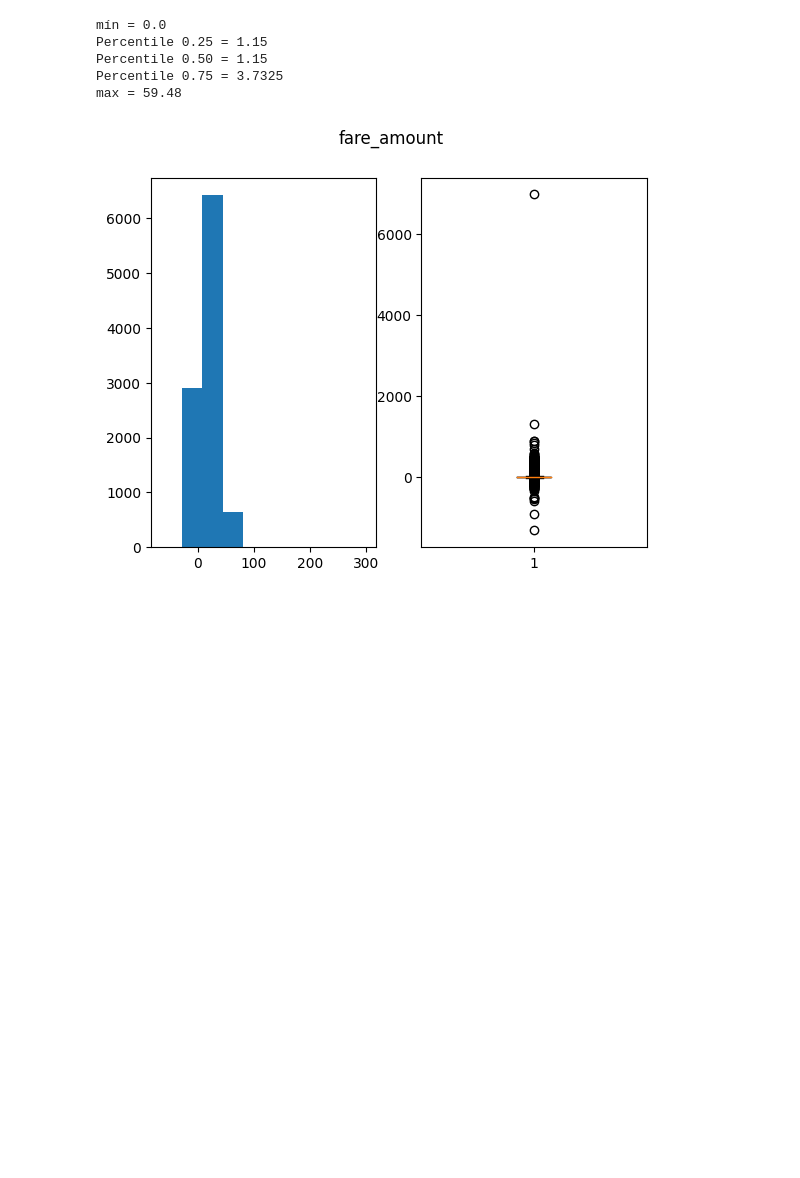
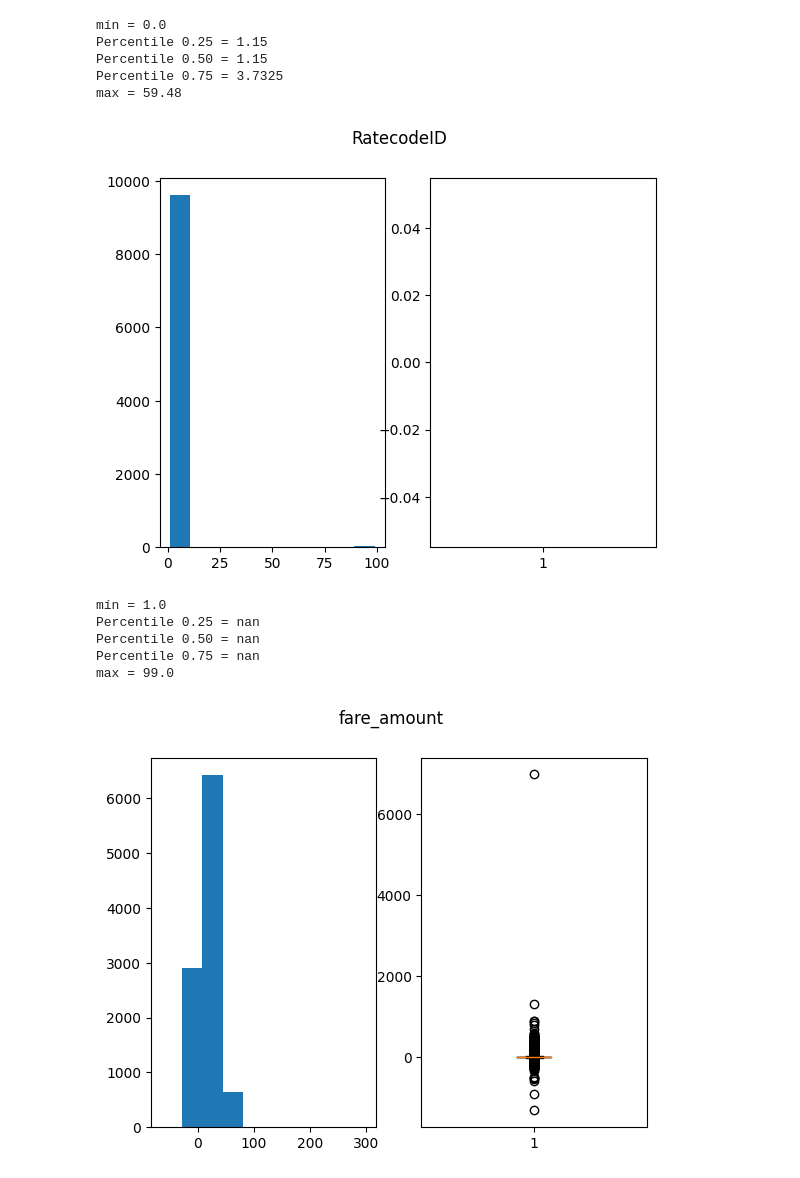
Before and after one commit to andres-mart/FinalProject, a Jupyter notebook: EDA.ipynb, the cells around one changed output. Drawn from its saved outputs; the diff is of its cells as text; code cells hidden in the pictures; blank space fills up the shorter version.

```diff
--- a/EDA.ipynb
+++ b/EDA.ipynb
@@ -261,3 +265,9 @@ df_subset = df_subset.drop(["store_and_fwd_flag"], axis=1)
+# %%
+import plotly.express as px
+fig = px.density_mapbox(df_subset, lat='DOLat', lon='DOLong', z='duration', radius=5,
+                        center=dict(lat=40.730610, lon=-73.935242), zoom=9,
+                        mapbox_style="stamen-terrain")
+fig.show()
 # %% [markdown]
 ### Outliers detection
 # %%
@@ -302,3 +327,12 @@ Percentile 0.75 = 3.7325
 max = 59.48
 # %%
 filtered_df = clean_outliers('trip_distance')
+# %%
+outliers_detection('RatecodeID')
+# %% [output]
+[figure, added]
+mín = 1.0
+Percentile 0.25 = nan
+Percentile 0.50 = nan
+Percentile 0.75 = nan
+max = 99.0
```
Also changed, not shown: parts of 56 cells of this notebook.
